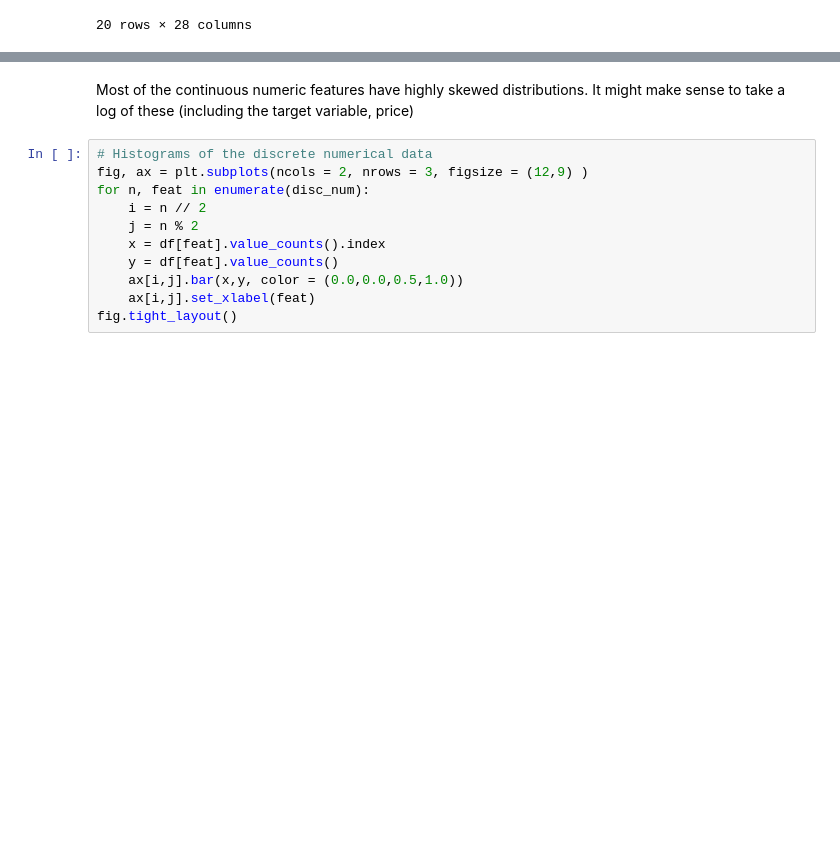
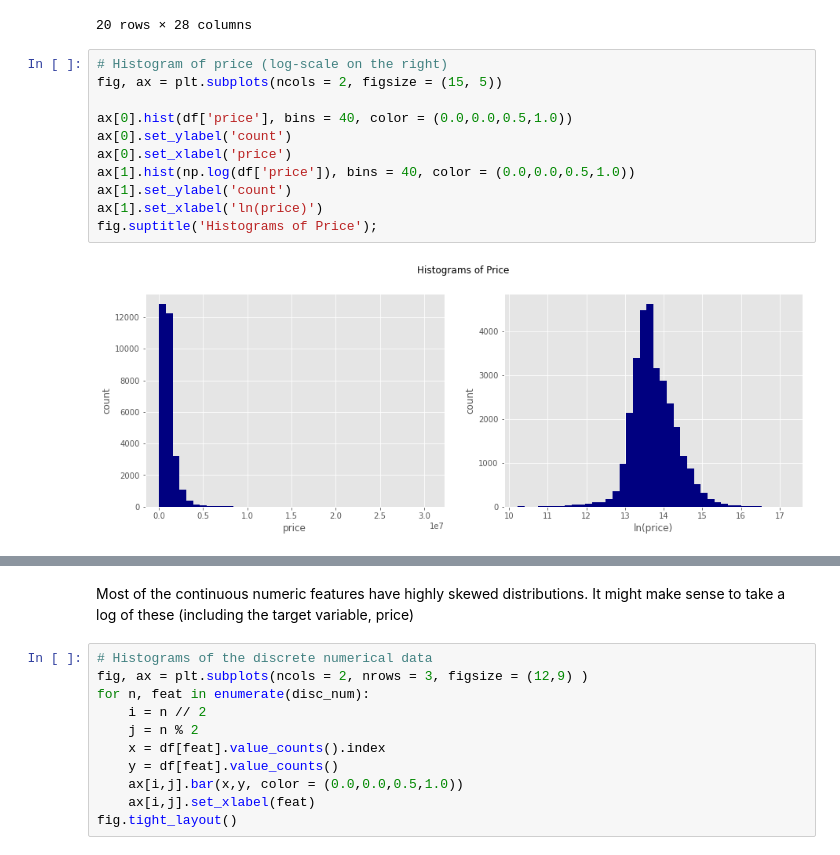
Before and after one commit to daviderics/KC-House-Sales-Phase-2-Project, a Jupyter notebook: student.ipynb, the cells around one changed output, grey strips where cells are left out. Drawn from its saved outputs; the diff is of its cells as text; blank space fills up the shorter version.

```diff
--- a/student.ipynb
+++ b/student.ipynb
@@ -376,3 +376,16 @@ df.sort_values(by = 'price', ascending = True)[0:20]
 | 20087 | 5126950500 | 2021-10-14 | 41181.0 | 3 | 2.0 | 1400 | 7350 | 1.0 | NO | NO | ... |
 | 12688 | 3818700008 | 2021-11-26 | 45000.0 | 5 | 3.0 | 2450 | 12110 | 1.0 | NO | NO | ... |
 20 rows × 28 columns
+# %%
+# Histogram of price (log-scale on the right)
+fig, ax = plt.subplots(ncols = 2, figsize = (15, 5))
+
+ax[0].hist(df['price'], bins = 40, color = (0.0,0.0,0.5,1.0))
+ax[0].set_ylabel('count')
+ax[0].set_xlabel('price')
+ax[1].hist(np.log(df['price']), bins = 40, color = (0.0,0.0,0.5,1.0))
+ax[1].set_ylabel('count')
+ax[1].set_xlabel('ln(price)')
+fig.suptitle('Histograms of Price');
+# %% [output]
+[figure, added]
```
Also changed, not shown: parts of 21 cells of this notebook.
